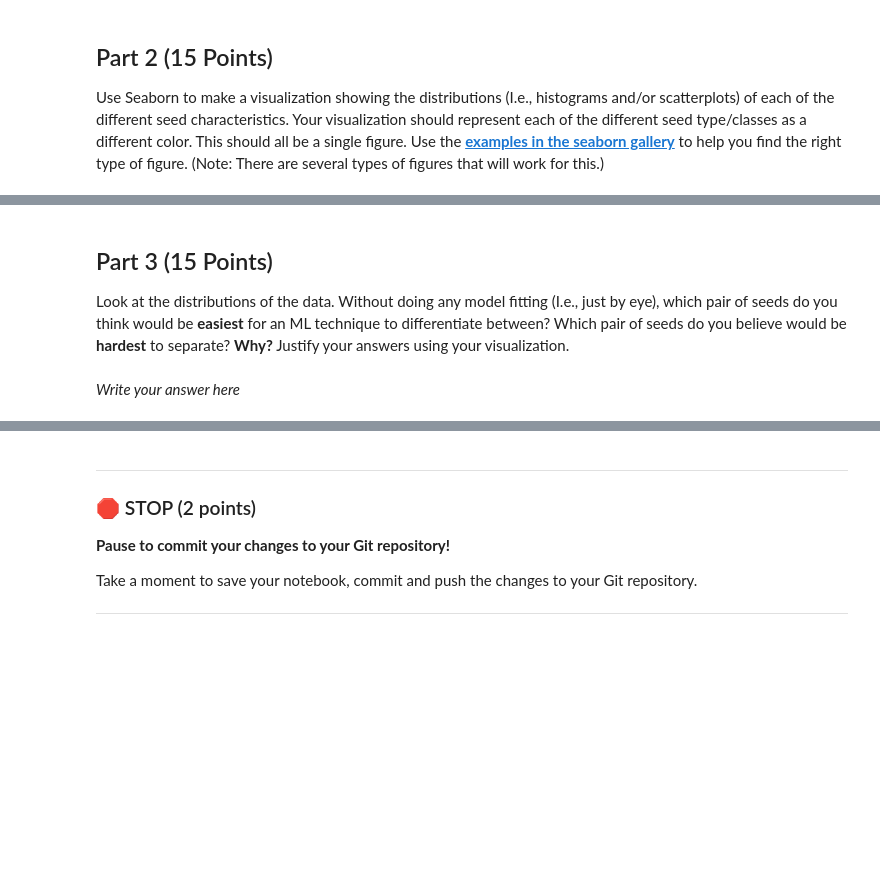
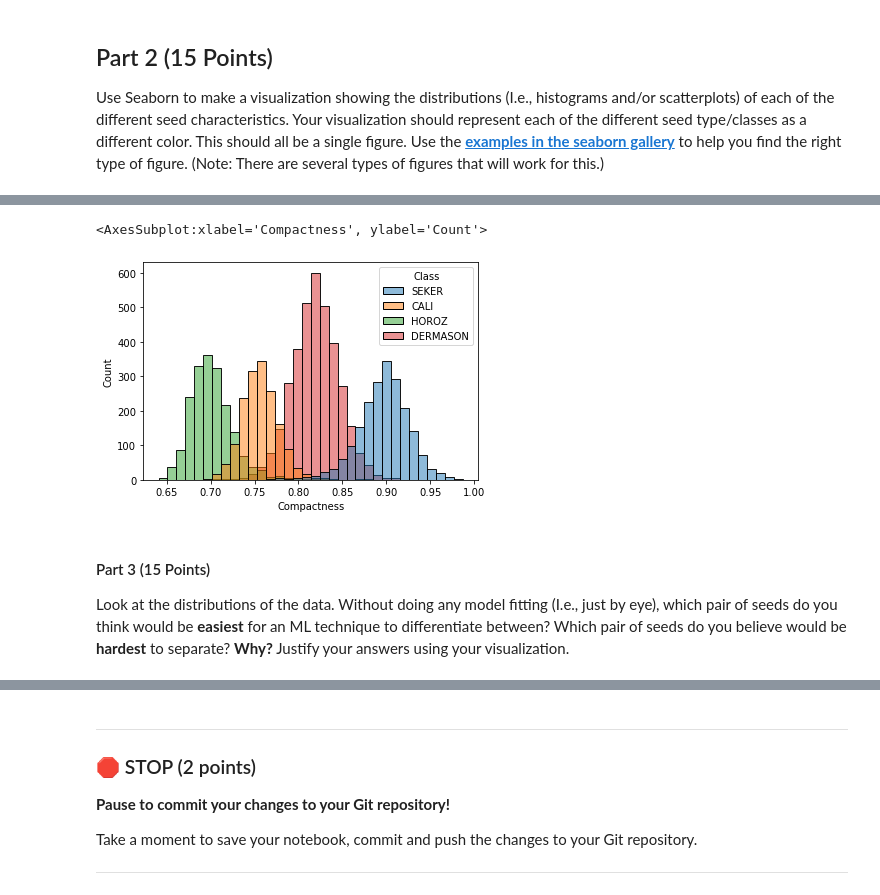
Before and after one commit to mccoll58/CMSE202-s23-turnin, a Jupyter notebook: FINAL/Final_S002_STUDENT.ipynb, the cells around one changed output, grey strips where cells are left out. Saved outputs shown, nothing was run; the diff lists cells and outputs as text; code cells hidden in the pictures; blank space fills up the shorter version.

```diff
--- a/FINAL/Final_S002_STUDENT.ipynb
+++ b/FINAL/Final_S002_STUDENT.ipynb
@@ -60,6 +93,9 @@ Use Seaborn to make a visualization showing the distributions (I.e., histograms
+# %%
+sea.histplot(x = seed['Compactness'],hue = seed['Class'])
+# %% [output]
+<AxesSubplot:xlabel='Compactness', ylabel='Count'>
+[figure, added]
 # %% [markdown]
-## Part 3 (15 Points)
+#### Part 3 (15 Points)
 
 Look at the distributions of the data. Without doing any model fitting (I.e., just by eye), which pair of seeds do you think would be **easiest** for an ML technique to differentiate between? Which pair of seeds do you believe would be **hardest** to separate? **Why?** Justify your answers using your visualization.
-# %% [markdown]
-*Write your answer here*
```
Also changed, not shown: parts of 8 cells of this notebook.
